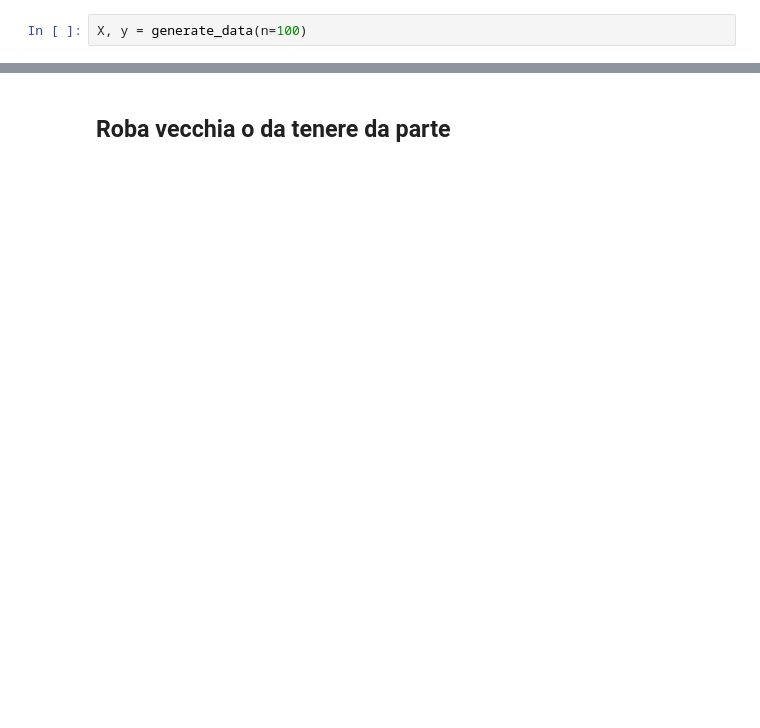
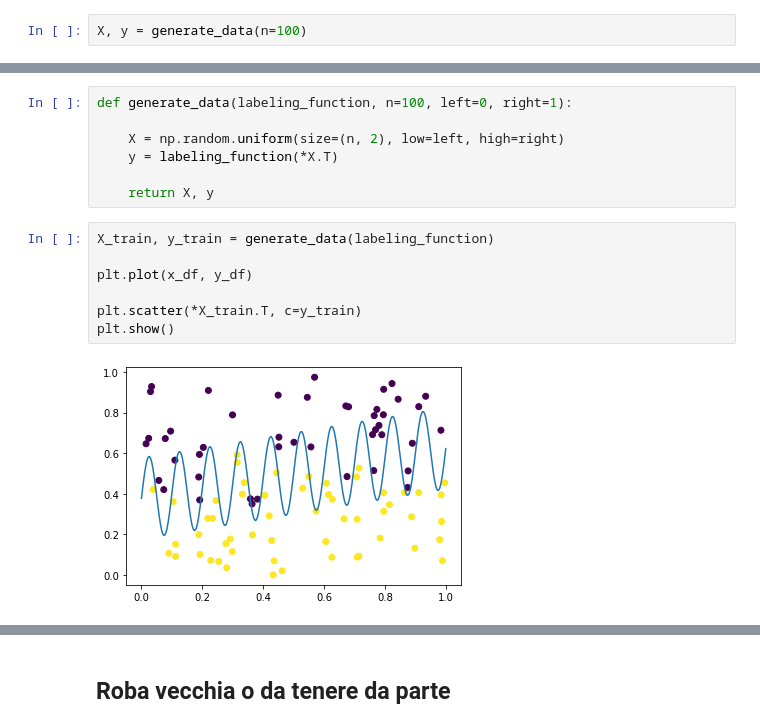
Before and after one commit to dariomalchiodi/budget-svm, a Jupyter notebook: svm-budget.ipynb, the cells around one changed output, grey strips where cells are left out. Drawn from its saved outputs; the diff is of its cells as text; blank space fills up the shorter version.

```diff
--- a/svm-budget.ipynb
+++ b/svm-budget.ipynb
@@ -303,0 +295,16 @@ gr_classifier(sv_classifier_budget, X, y)
+# %%
+def generate_data(labeling_function, n=100, left=0, right=1):
+
+    X = np.random.uniform(size=(n, 2), low=left, high=right)
+    y = labeling_function(*X.T)
+
+    return X, y
+# %%
+X_train, y_train = generate_data(labeling_function)
+
+plt.plot(x_df, y_df)
+
+plt.scatter(*X_train.T, c=y_train)
+plt.show()
+# %% [output]
+[figure, added]
```
Also changed, not shown: parts of 46 cells of this notebook, 4 other files.
